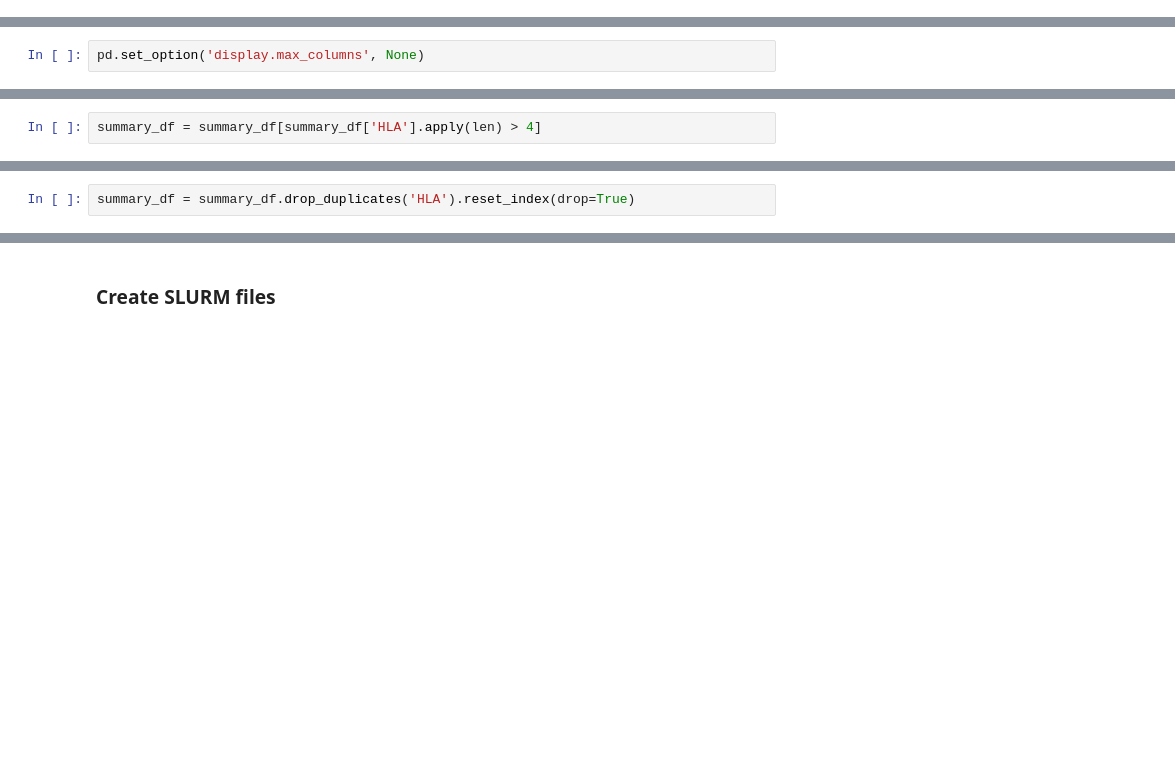
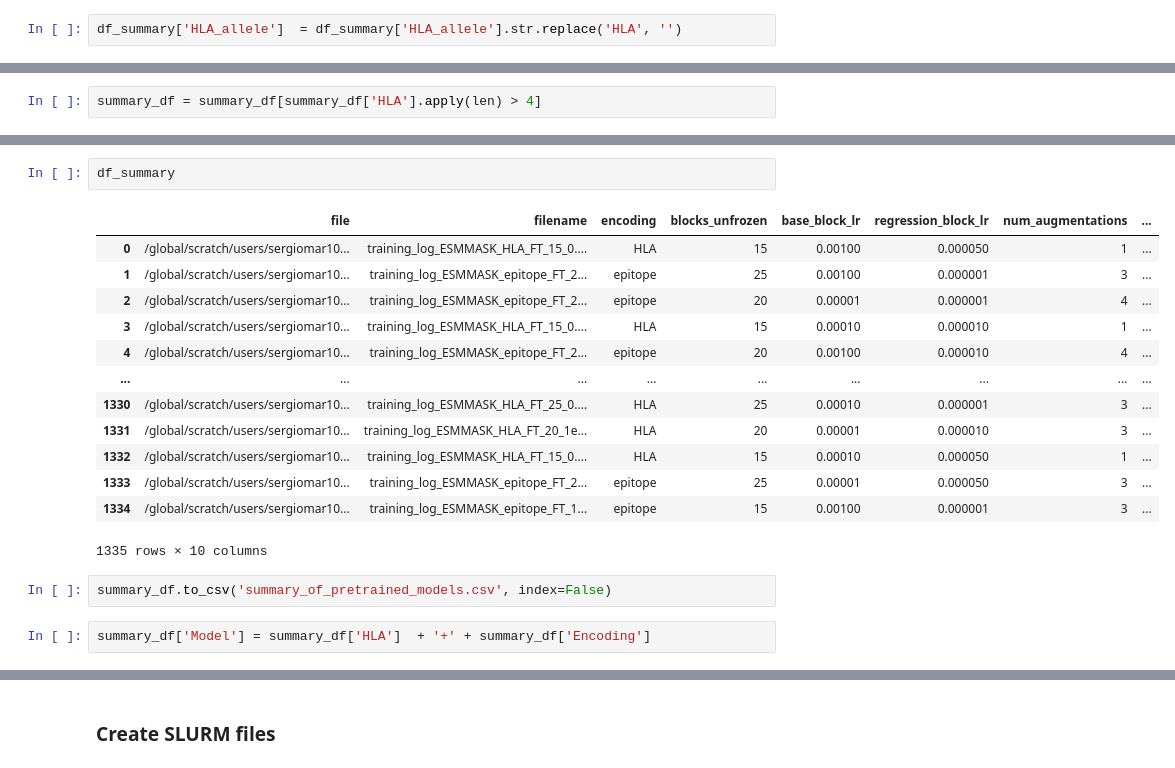
Before and after one commit to sermare/ESMCBA, a Jupyter notebook: jupyter_notebooks/pretraining/Evaluations_Epitope-pretrain.ipynb, the cells around one changed output, grey strips where cells are left out. Cells and saved outputs as stored; diff of their text form; blank space fills up the shorter version.

```diff
--- a/jupyter_notebooks/Evaluations_Epitope-pretrain.ipynb
+++ b/jupyter_notebooks/pretraining/Evaluations_Epitope-pretrain.ipynb
@@ -84,6 +84,8 @@ B2710     14
 Name: count, dtype: int64
 # %%
 df_summary['BU_HLA'] = df_summary['base_block_lr'].astype(str) + ' + ' + df_summary['encoding'].astype(str)
+# %%
+df_summary['HLA_allele']  = df_summary['HLA_allele'].str.replace('HLA', '')
 # %%
 allele_encoding_map = df_summary.groupby('HLA_allele')['encoding'].unique()
 
@@ -411,2 +422,0 @@ FileNotFoundError: [Errno 2] No such file or directory: '/global/scratch/users/s
-# %%
-pd.set_option('display.max_columns', None)
@@ -532,2 +491,20 @@ summary_df = summary_df[summary_df['HLA'].apply(len) > 4]
+# %%
+df_summary
+# %% [output]
+|  | file | filename | encoding | blocks_unfrozen | base_block_lr | regression_block_lr | num_augmentations | ... |
+| 0 | /global/scratch/users/sergiomar10... | training_log_ESMMASK_HLA_FT_15_0.... | HLA | 15 | 0.00100 | 0.000050 | 1 | ... |
+| 1 | /global/scratch/users/sergiomar10... | training_log_ESMMASK_epitope_FT_2... | epitope | 25 | 0.00100 | 0.000001 | 3 | ... |
+| 2 | /global/scratch/users/sergiomar10... | training_log_ESMMASK_epitope_FT_2... | epitope | 20 | 0.00001 | 0.000001 | 4 | ... |
+| 3 | /global/scratch/users/sergiomar10... | training_log_ESMMASK_HLA_FT_15_0.... | HLA | 15 | 0.00010 | 0.000010 | 1 | ... |
+| 4 | /global/scratch/users/sergiomar10... | training_log_ESMMASK_epitope_FT_2... | epitope | 20 | 0.00100 | 0.000010 | 4 | ... |
+| ... | ... | ... | ... | ... | ... | ... | ... | ... |
+| 1330 | /global/scratch/users/sergiomar10... | training_log_ESMMASK_HLA_FT_25_0.... | HLA | 25 | 0.00010 | 0.000001 | 3 | ... |
+| 1331 | /global/scratch/users/sergiomar10... | training_log_ESMMASK_HLA_FT_20_1e... | HLA | 20 | 0.00001 | 0.000010 | 3 | ... |
+| 1332 | /global/scratch/users/sergiomar10... | training_log_ESMMASK_HLA_FT_15_0.... | HLA | 15 | 0.00010 | 0.000050 | 1 | ... |
+| 1333 | /global/scratch/users/sergiomar10... | training_log_ESMMASK_epitope_FT_2... | epitope | 25 | 0.00001 | 0.000050 | 3 | ... |
+| 1334 | /global/scratch/users/sergiomar10... | training_log_ESMMASK_epitope_FT_1... | epitope | 15 | 0.00100 | 0.000001 | 3 | ... |
+1335 rows × 10 columns
+# %%
+summary_df.to_csv('summary_of_pretrained_models.csv', index=False)
 # %%
-summary_df = summary_df.drop_duplicates('HLA').reset_index(drop=True)
+summary_df['Model'] = summary_df['HLA']  + '+' + summary_df['Encoding']
```
Also changed, not shown: parts of 25 cells of this notebook, 17 other files.
